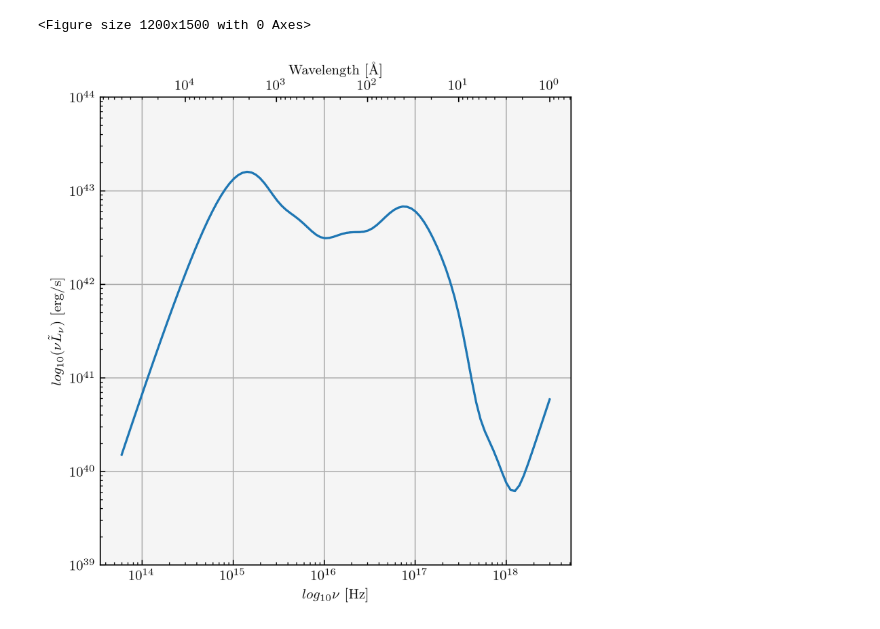
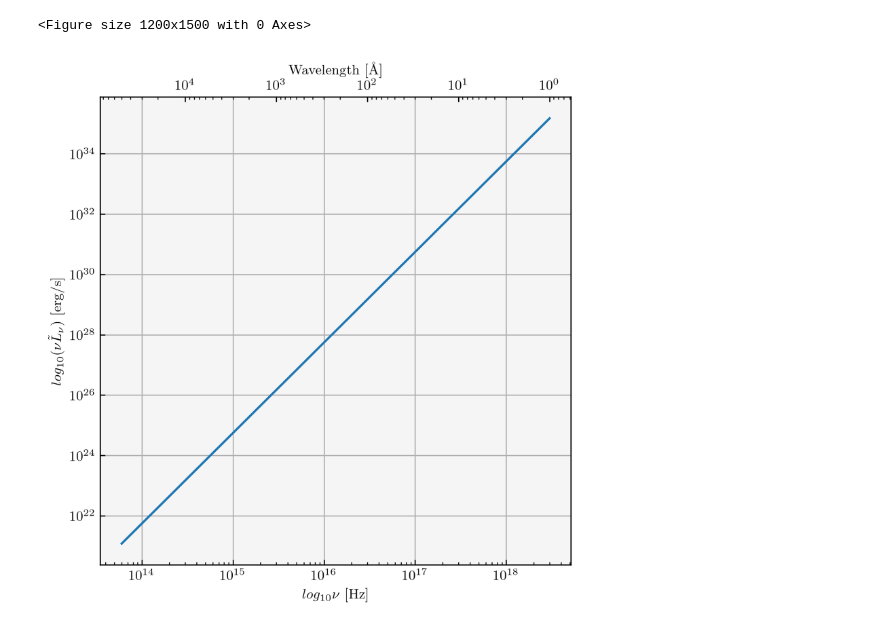
Before and after one commit to KKilmetis8/tde_comparison, a Jupyter notebook: BB_single.ipynb, the cells around one changed output. Saved outputs shown, nothing was run; the diff lists cells and outputs as text; code cells hidden in the pictures.

```diff
--- a/BB_single.ipynb
+++ b/BB_single.ipynb
@@ -88,0 +74,3 @@ def normalisation(L_x: np.array, x_array: np.array, luminosity_fld: float) -> fl
+# %%
+fix = 844
+rays_T, rays_den, rays, radii, thetas, phis  = ray_maker(fix, m, select = True)
@@ -88,0 +170,4 @@ def normalisation(L_x: np.array, x_array: np.array, luminosity_fld: float) -> fl
+# %%
+for i in range(len(lum_rays)):
+    for j in range(len(lum_rays[i])):
+        lum_rays[i][j] *= const_norm
@@ -89 +192,4 @@ def normalisation(L_x: np.array, x_array: np.array, luminosity_fld: float) -> fl
+# %%
+new_rays_T, new_rays_den, _, new_thetas, new_phis = find_observer(rays_T, rays_den, rays, thetas, phis, np.pi/2)
+taus, thermr, cumulative_taus = calc_thermr(radii, new_rays_T, new_rays_den, threshold = 5)
 # %%
@@ -158,22 +234,21 @@ bolometric L: 4.1878e+43
 # %%
 plt.figure( figsize=(4,5))
 
 
 fig, ax1 = plt.subplots( figsize = (6,6) )
-ax1.plot(n_arr, n_arr * lum_tilde_n)
+ax1.plot(n_arr,  n_arr*lum_n)
 ax2 = ax1.twiny()
 ax1.set_xlabel(r'$log_{10}\nu$ [Hz]')
 ax1.set_ylabel(r'$log_{10}(\nu\tilde{L}_\nu)$ [erg/s]')
 ax1.loglog()
 ax1.grid()
 wavelength = np.divide(c, n_arr) * 1e8 # A
-ax2.plot(wavelength, n_arr * lum_tilde_n)
+ax2.plot(wavelength, n_arr* lum_n)
 ax2.invert_xaxis()
 ax2.loglog()
 ax2.set_xlabel(r'Wavelength [\AA]')
-plt.ylim(1e39,1e44)
 #plt.savefig('Figs/n_Ltildan_m' + str(m) + '_snap' + str(fix))
 plt.show()
 # %% [output]
 <Figure size 1200x1500 with 0 Axes>
-[figure, old version]
+[figure, new version]
```
Also changed, not shown: parts of 10 cells of this notebook, 11 other files.
